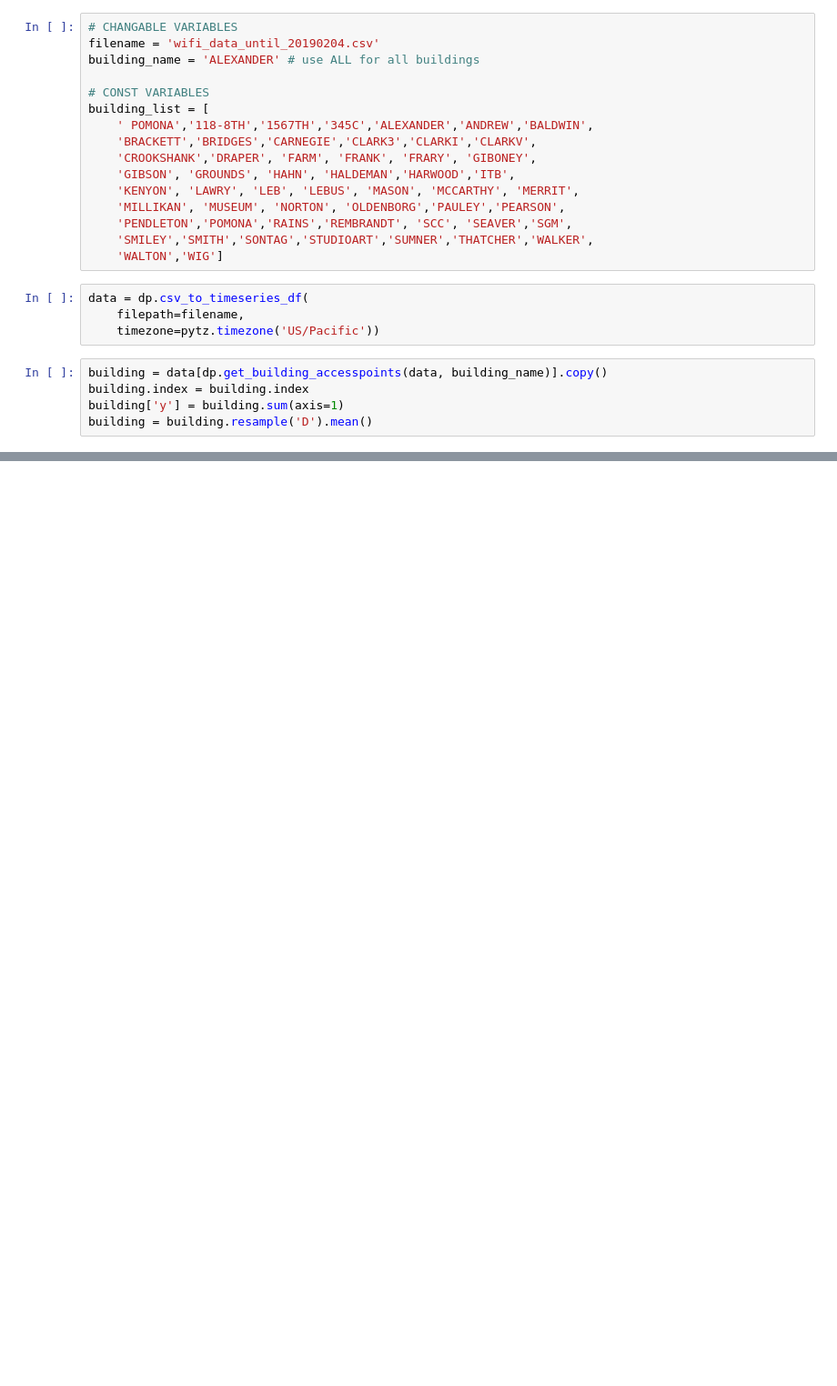
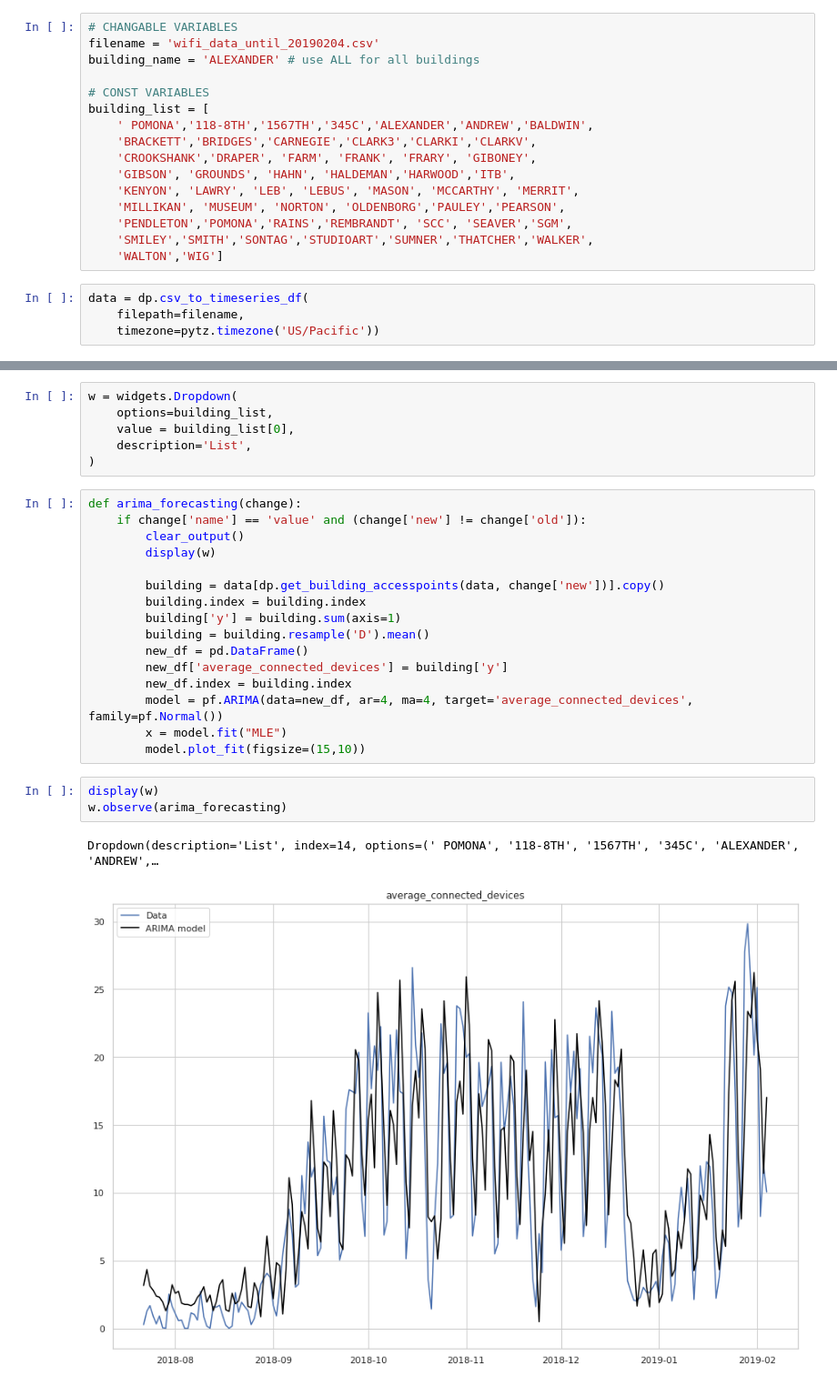
Before and after one commit to lux12337/wifi_occupancy, a Jupyter notebook: analytics-apps/pyflux_ARIMA.ipynb, the cells around one changed output, grey strips where cells are left out. Shown at 91% size. Drawn from its saved outputs; the diff is of its cells as text; blank space fills up the shorter version.

Commit message:
added widgets and minor updates

```diff
--- a/analytics-apps/pyflux_ARIMA.ipynb
+++ b/analytics-apps/pyflux_ARIMA.ipynb
@@ -32,8 +34,3 @@ building_list = [
 data = dp.csv_to_timeseries_df(
     filepath=filename,
     timezone=pytz.timezone('US/Pacific'))
-# %%
-building = data[dp.get_building_accesspoints(data, building_name)].copy()
-building.index = building.index
-building['y'] = building.sum(axis=1)
-building = building.resample('D').mean()
@@ -64,0 +37,28 @@ DatetimeIndex(['2018-07-18 00:00:00-07:00', '2018-07-19 00:00:00-07:00',
+# %%
+w = widgets.Dropdown(
+    options=building_list,
+    value = building_list[0],
+    description='List',
+)
+# %%
+def arima_forecasting(change):
+    if change['name'] == 'value' and (change['new'] != change['old']):
+        clear_output()
+        display(w)
+
+        building = data[dp.get_building_accesspoints(data, change['new'])].copy()
+        building.index = building.index
+        building['y'] = building.sum(axis=1)
+        building = building.resample('D').mean()
+        new_df = pd.DataFrame()
+        new_df['average_connected_devices'] = building['y']
+        new_df.index = building.index
+        model = pf.ARIMA(data=new_df, ar=4, ma=4, target='average_connected_devices', family=pf.Normal())
+        x = model.fit("MLE")
+        model.plot_fit(figsize=(15,10))
+# %%
+display(w)
+w.observe(arima_forecasting)
+# %% [output]
+Dropdown(description='List', index=14, options=(' POMONA', '118-8TH', '1567TH', '345C', 'ALEXANDER', 'ANDREW',…
+[figure, added]
```
Also changed, not shown: parts of 5 cells of this notebook, 2 other files.
